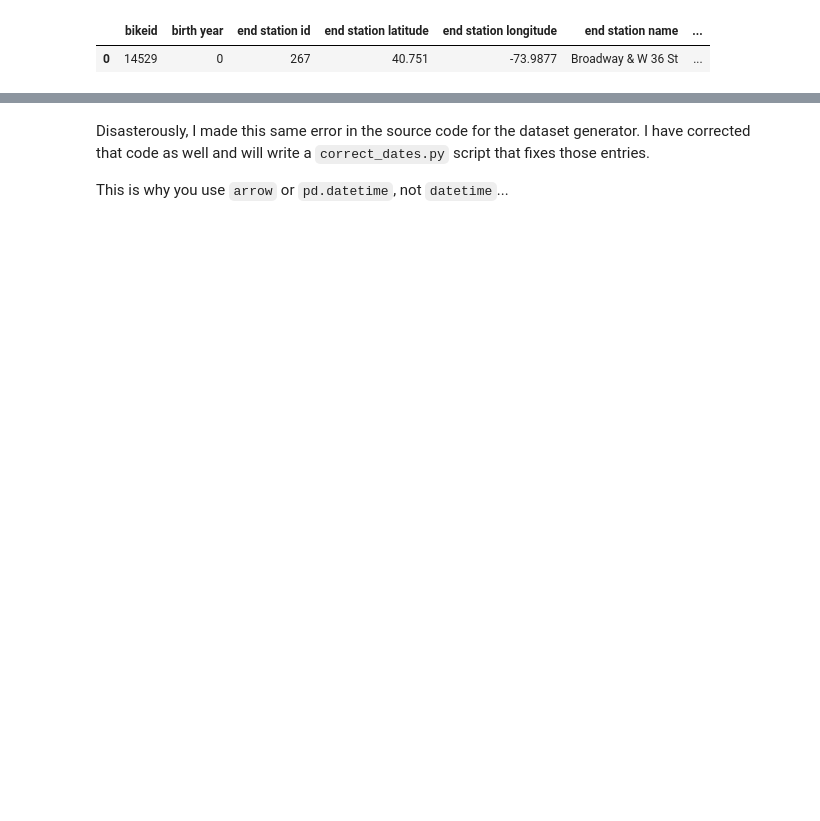
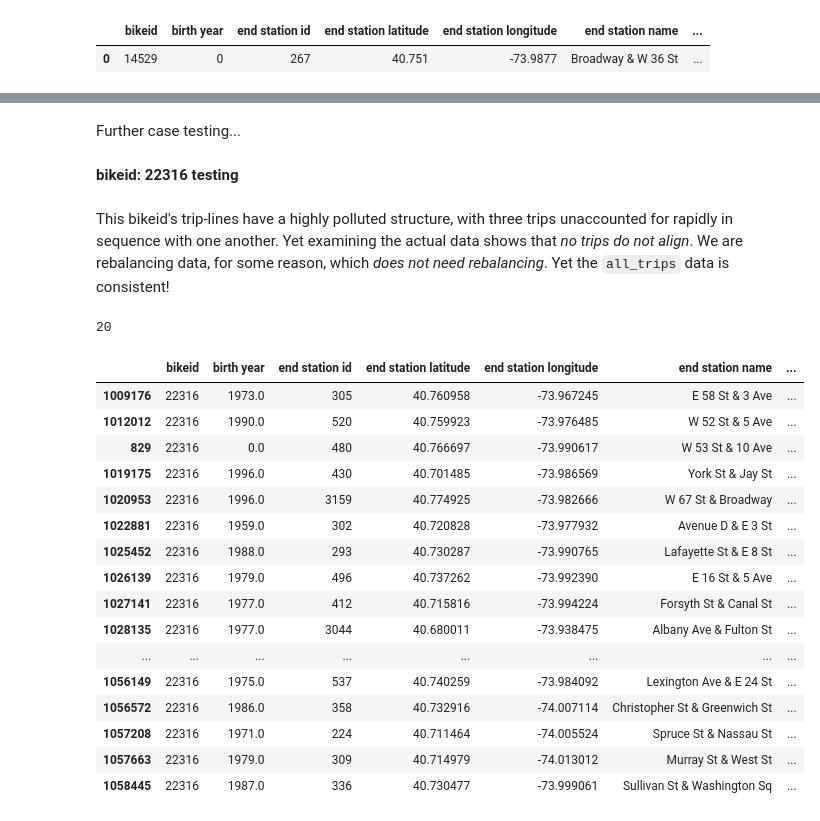
Before and after one commit to ResidentMario/citibike, a Jupyter notebook: notebooks/06—Generating Final Dataset for Processing.ipynb, the cells around one changed output, grey strips where cells are left out. Drawn from its saved outputs; the diff is of its cells as text; code cells hidden in the pictures; blank space fills up the shorter version.

```diff
--- a/notebooks/06—Generating Final Dataset for Processing.ipynb
+++ b/notebooks/06—Generating Final Dataset for Processing.ipynb
@@ -179,2 +457,0 @@ def correct_time(srs):
-# %%
-all_trips = all_trips.apply(correct_time, axis='columns')
@@ -181,6 +488,32 @@ all_trips = all_trips.apply(correct_time, axis='columns')
 # %%
 all_trips.to_csv("../data/final/all_june_22_citibike_trips.csv", index_col=0)
-# %% [markdown]
-Disasterously, I made this same error in the source code for the dataset generator. I have corrected that code as well and will write a `correct_dates.py` script that fixes those entries.
-
-This is why you use `arrow` or `pd.datetime`, not `datetime`...
+# %% [markdown]
+Further case testing...
+# %% [markdown]
+**bikeid: 22316 testing**
+# %% [markdown]
+This bikeid's trip-lines have a highly polluted structure, with three trips unaccounted for rapidly in sequence with one another. Yet examining the actual data shows that *no trips do not align*. We are rebalancing data, for some reason, which *does not need rebalancing*. Yet the `all_trips` data is consistent!
+# %%
+len(all_trips[all_trips['bikeid'] == 22316])
+# %% [output]
+20
+# %%
+all_trips[all_trips['bikeid'] == 22316].sort_values(by='starttime')
+# %% [output]
+|  | bikeid | birth year | end station id | end station latitude | end station longitude | end station name | ... |
+| 1009176 | 22316 | 1973.0 | 305 | 40.760958 | -73.967245 | E 58 St & 3 Ave | ... |
+| 1012012 | 22316 | 1990.0 | 520 | 40.759923 | -73.976485 | W 52 St & 5 Ave | ... |
+| 829 | 22316 | 0.0 | 480 | 40.766697 | -73.990617 | W 53 St & 10 Ave | ... |
+| 1019175 | 22316 | 1996.0 | 430 | 40.701485 | -73.986569 | York St & Jay St | ... |
+| 1020953 | 22316 | 1996.0 | 3159 | 40.774925 | -73.982666 | W 67 St & Broadway | ... |
+| 1022881 | 22316 | 1959.0 | 302 | 40.720828 | -73.977932 | Avenue D & E 3 St | ... |
+| 1025452 | 22316 | 1988.0 | 293 | 40.730287 | -73.990765 | Lafayette St & E 8 St | ... |
+| 1026139 | 22316 | 1979.0 | 496 | 40.737262 | -73.992390 | E 16 St & 5 Ave | ... |
+| 1027141 | 22316 | 1977.0 | 412 | 40.715816 | -73.994224 | Forsyth St & Canal St | ... |
+| 1028135 | 22316 | 1977.0 | 3044 | 40.680011 | -73.938475 | Albany Ave & Fulton St | ... |
+| ... | ... | ... | ... | ... | ... | ... | ... |
+| 1056149 | 22316 | 1975.0 | 537 | 40.740259 | -73.984092 | Lexington Ave & E 24 St | ... |
+| 1056572 | 22316 | 1986.0 | 358 | 40.732916 | -74.007114 | Christopher St & Greenwich St | ... |
+| 1057208 | 22316 | 1971.0 | 224 | 40.711464 | -74.005524 | Spruce St & Nassau St | ... |
+| 1057663 | 22316 | 1979.0 | 309 | 40.714979 | -74.013012 | Murray St & West St | ... |
+| 1058445 | 22316 | 1987.0 | 336 | 40.730477 | -73.999061 | Sullivan St & Washington Sq | ... |
```
Also changed, not shown: parts of 89 cells of this notebook, 7 other files.
